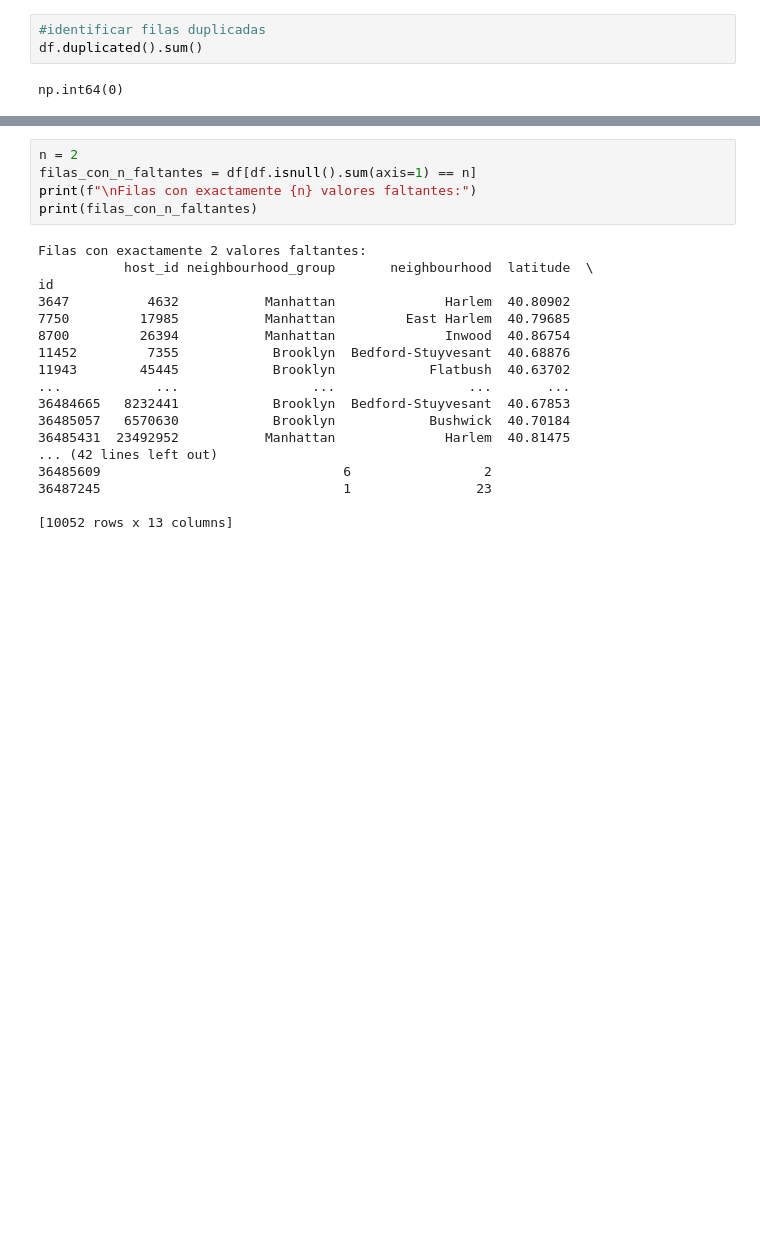
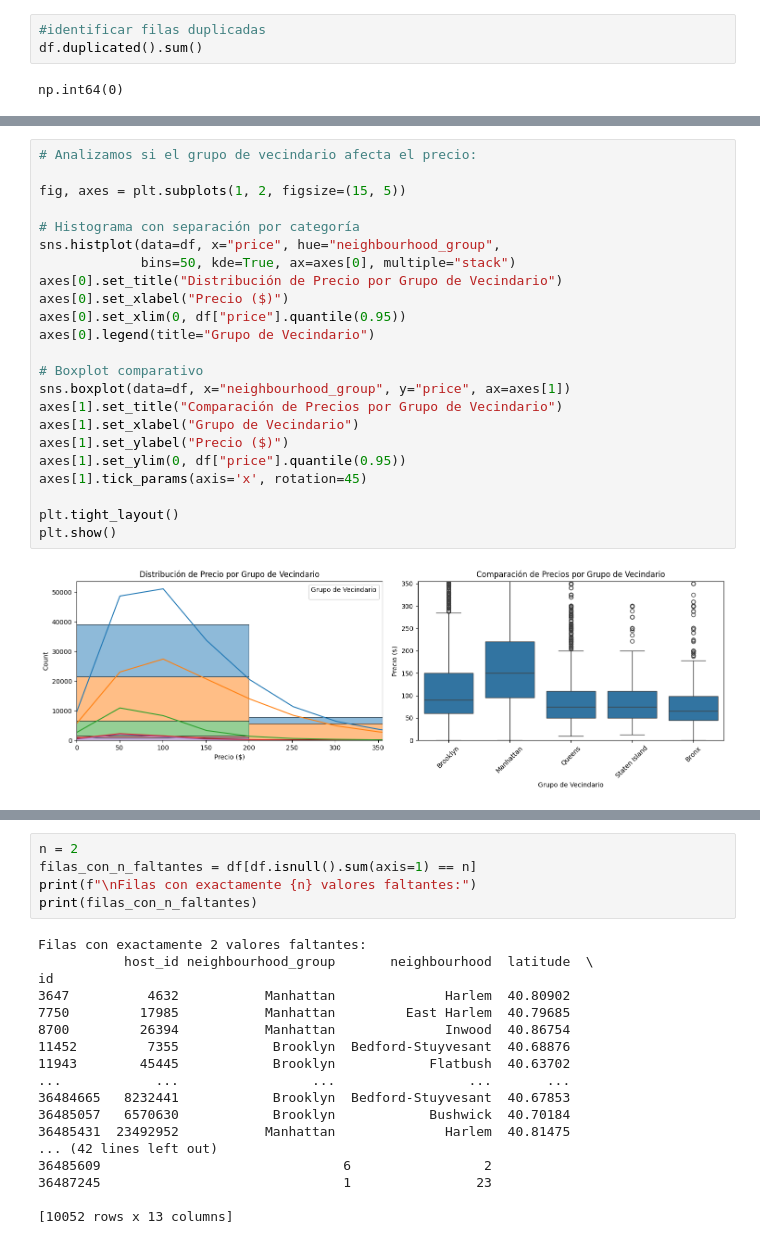
Before and after one commit to 4GeeksAcademy/palomagondim-intro-ml, a Jupyter notebook: src/00-eda.ipynb, the cells around one changed output, grey strips where cells are left out. Drawn from its saved outputs; the diff is of its cells as text; blank space fills up the shorter version.

```diff
--- a/src/00-eda.ipynb
+++ b/src/00-eda.ipynb
@@ -124,0 +264,25 @@ df.shape
+# %%
+# Analizamos si el grupo de vecindario afecta el precio:
+
+fig, axes = plt.subplots(1, 2, figsize=(15, 5))
+
+# Histograma con separación por categoría
+sns.histplot(data=df, x="price", hue="neighbourhood_group",
+             bins=50, kde=True, ax=axes[0], multiple="stack")
+axes[0].set_title("Distribución de Precio por Grupo de Vecindario")
+axes[0].set_xlabel("Precio ($)")
+axes[0].set_xlim(0, df["price"].quantile(0.95))
+axes[0].legend(title="Grupo de Vecindario")
+
+# Boxplot comparativo
+sns.boxplot(data=df, x="neighbourhood_group", y="price", ax=axes[1])
+axes[1].set_title("Comparación de Precios por Grupo de Vecindario")
+axes[1].set_xlabel("Grupo de Vecindario")
+axes[1].set_ylabel("Precio ($)")
+axes[1].set_ylim(0, df["price"].quantile(0.95))
+axes[1].tick_params(axis='x', rotation=45)
+
+plt.tight_layout()
+plt.show()
+# %% [output]
+[figure, added]
```
Also changed, not shown: parts of 33 cells of this notebook, 4 other files.
